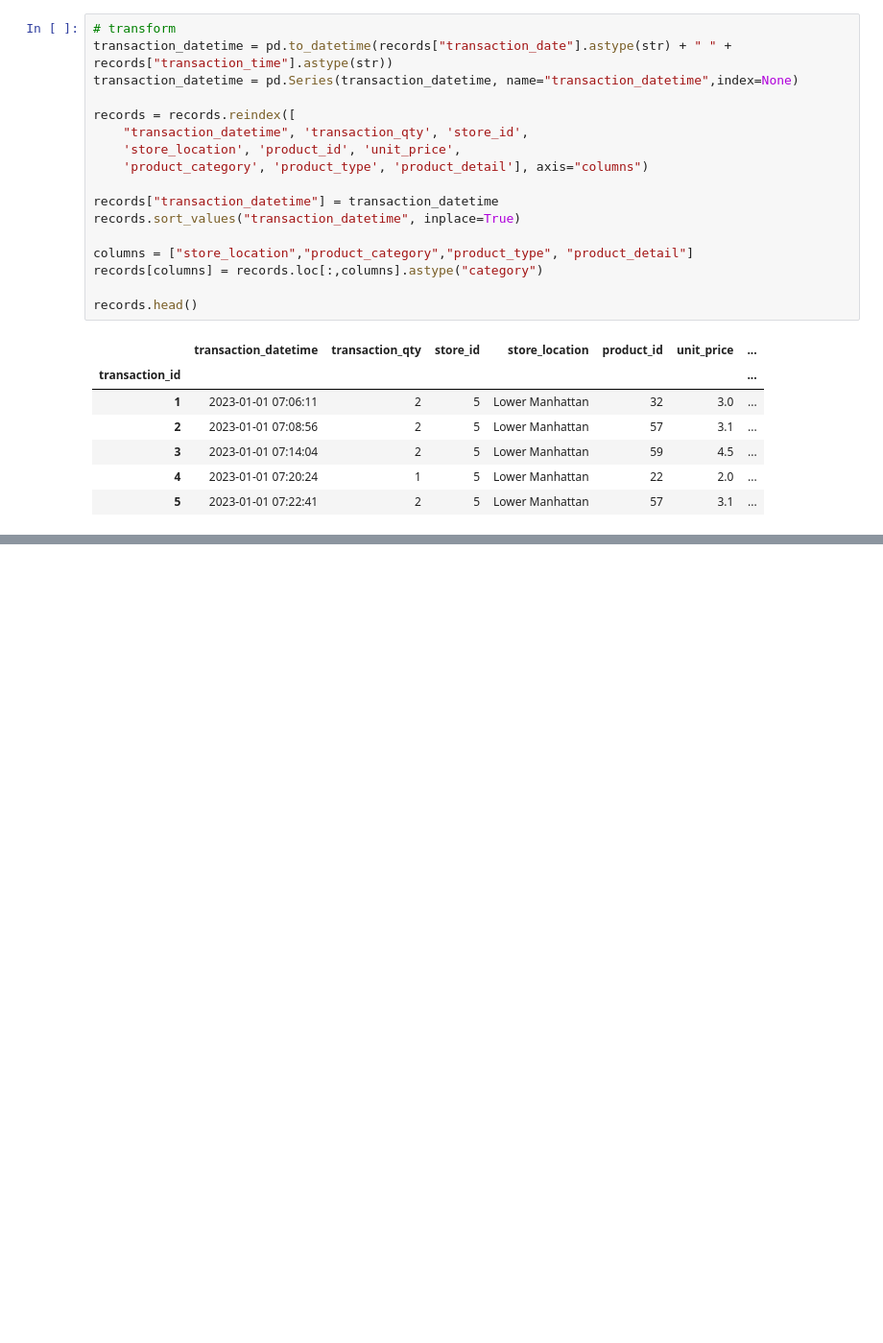
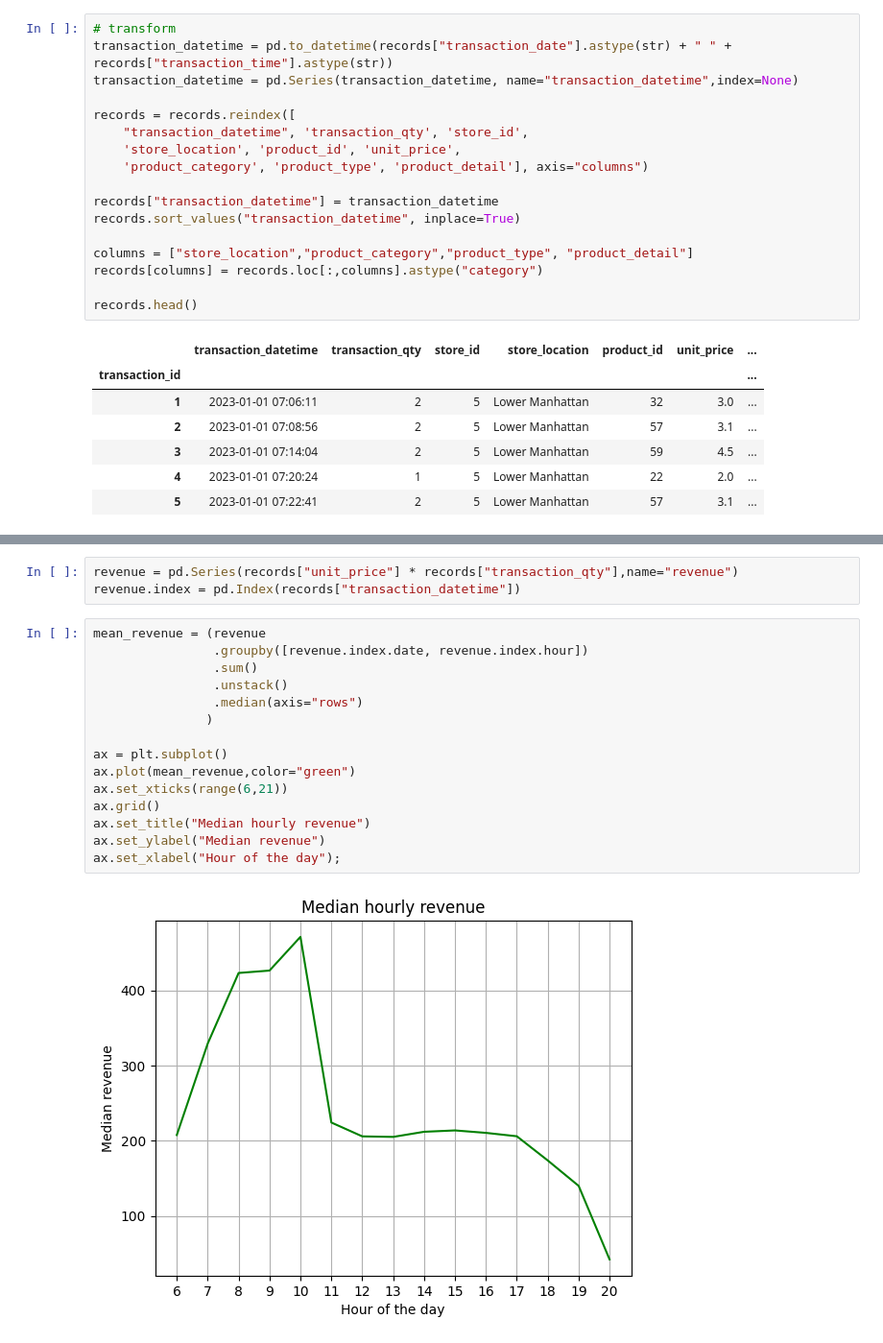
Before and after one commit to Michael-Kornilich/coffee_shop_analysis, a Jupyter notebook: script.ipynb, the cells around one changed output, grey strips where cells are left out. Shown: that part at 96% size. Cells and saved outputs as stored; diff of their text form; blank space fills up the shorter version.

```diff
--- a/script.ipynb
+++ b/script.ipynb
@@ -63,0 +127,20 @@ add
+# %%
+revenue = pd.Series(records["unit_price"] * records["transaction_qty"],name="revenue")
+revenue.index = pd.Index(records["transaction_datetime"])
+# %%
+mean_revenue = (revenue
+                .groupby([revenue.index.date, revenue.index.hour])
+                .sum()
+                .unstack()
+                .median(axis="rows")
+               )
+
+ax = plt.subplot()
+ax.plot(mean_revenue,color="green")
+ax.set_xticks(range(6,21))
+ax.grid()
+ax.set_title("Median hourly revenue")
+ax.set_ylabel("Median revenue")
+ax.set_xlabel("Hour of the day");
+# %% [output]
+[figure, added]
```
Also changed, not shown: parts of 11 cells of this notebook.
